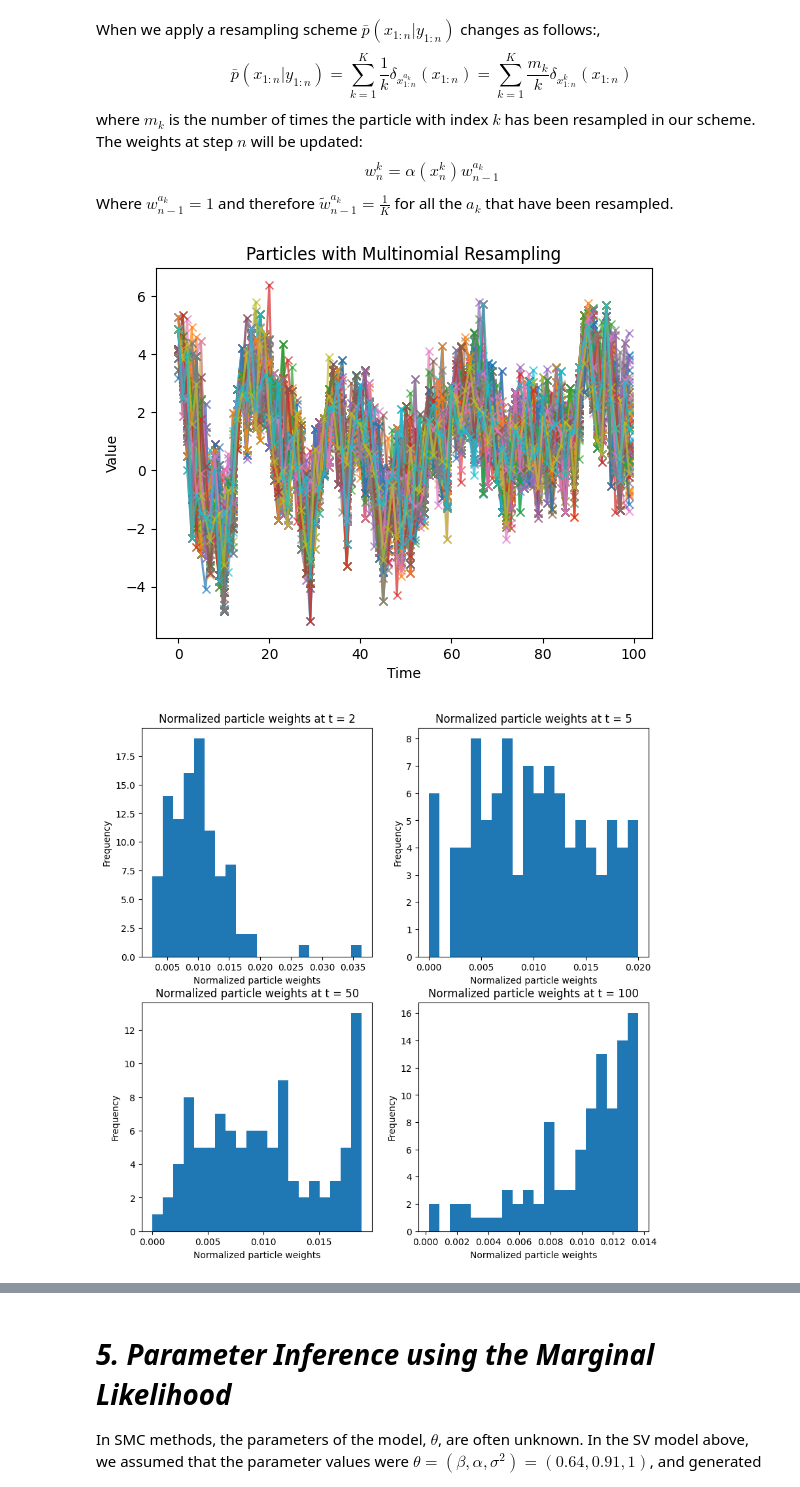
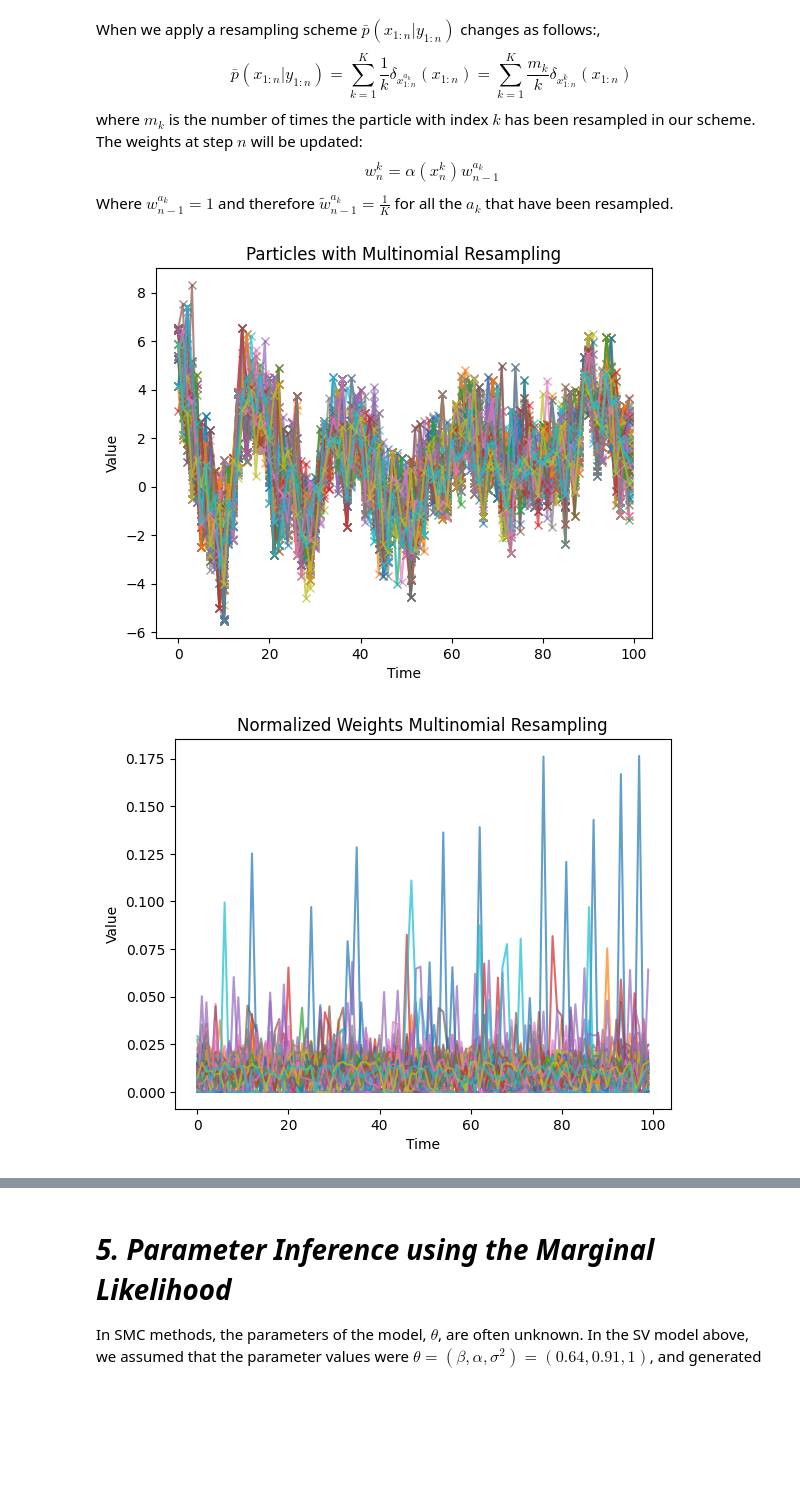
Before and after one commit to leonardodeclara/DD2447-Statistical-Methods-in-Applied-Computer-Science, a Jupyter notebook: Assignment_3/assignment3.ipynb, the cells around one changed output, grey strips where cells are left out. Saved outputs shown, nothing was run; the diff lists cells and outputs as text; code cells hidden in the pictures; blank space fills up the shorter version.

```diff
--- a/Assignment_3/assignment3.ipynb
+++ b/Assignment_3/assignment3.ipynb
@@ -324,10 +324,12 @@ def bpf_multinomial(K, T, alpha_param, sigma_param, beta_param, x_true, y_true):
         x[i,:] = proposal_dist.sample(x[i-1,:],K)
 
         a = np.random.choice(K, K, p = w_normalized[i-1,:])
+        prov = np.zeros(K)
 
         for k in range(K):
             x[i,k] = proposal_dist.sample(x[i-1,a[k]],1) # Sample the particles
-            x[i-1,k] = x[i-1,a[k]]
+            prov[k] = x[i-1,a[k]]
+            x[i-1,k] = prov[k]
 
         # Sample the observations
         # w[i-1,a[k]]=1, so the new weights are just equal to the alphas
@@ -341,31 +343,38 @@ def bpf_multinomial(K, T, alpha_param, sigma_param, beta_param, x_true, y_true):
 # %%
 K = 100
 T = 100
 beta_param =0.64
 alpha_param = 0.91
 sigma_param = 1
 x_bpf_m,w_bpf_m, w_normalized_bpf_m = bpf_multinomial(K=K,T=T,alpha_param=alpha_param,
                                                               sigma_param=sigma_param,beta_param=beta_param,x_true=x,y_true=y)
 
 # Plot the particles, the samples and the estimate
 
 for i in range(K):
     plt.plot(x_bpf_m[:,i],'-x',alpha=0.7)
 plt.title('Particles with Multinomial Resampling')
 plt.xlabel('Time')
 plt.ylabel('Value')
 plt.show()
 
+for i in range(K):
+    plt.plot(w_normalized_bpf_m[i,:],'-',alpha=0.7)
+plt.title('Normalized Weights Multinomial Resampling')
+plt.xlabel('Time')
+plt.ylabel('Value')
+plt.show()
+
 
 t_s = [1,4,49,99]
 
 fig,axs=plt.subplots(2,2, figsize=(10,10))
 for i,t in enumerate(t_s):
     axs[i//2,i%2].set_title('Normalized particle weights at t = '+str(t+1))
     axs[i//2,i%2].hist(w_normalized_bpf_m[t,:],bins=20)
 
     axs[i//2,i%2].set_xlabel('Normalized particle weights')
     axs[i//2,i%2].set_ylabel('Frequency')
 # %% [output]
-[figure, old version]
+[figure, new version]
-[figure, old version]
+[figure, new version]
```
Also changed, not shown: parts of 10 cells of this notebook.
